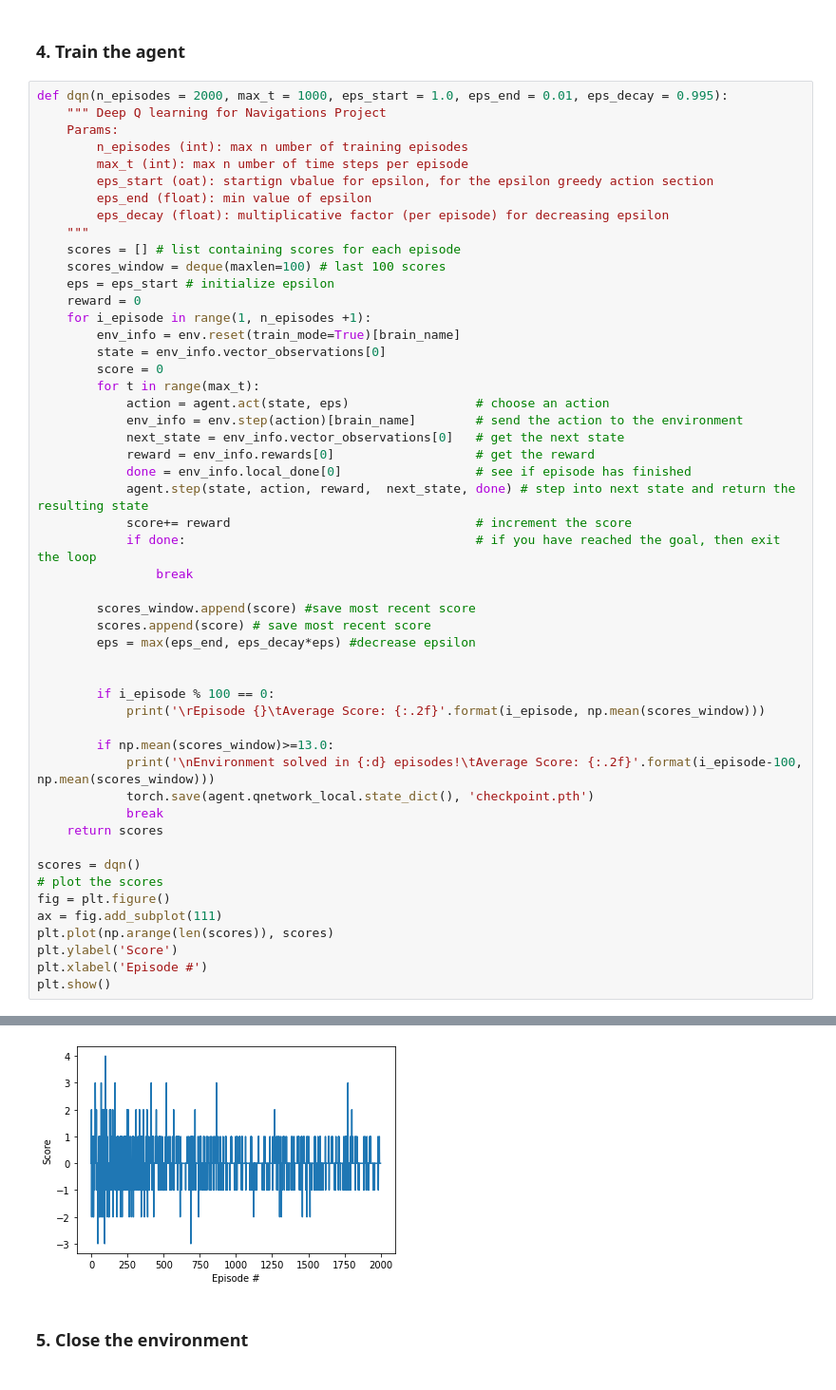
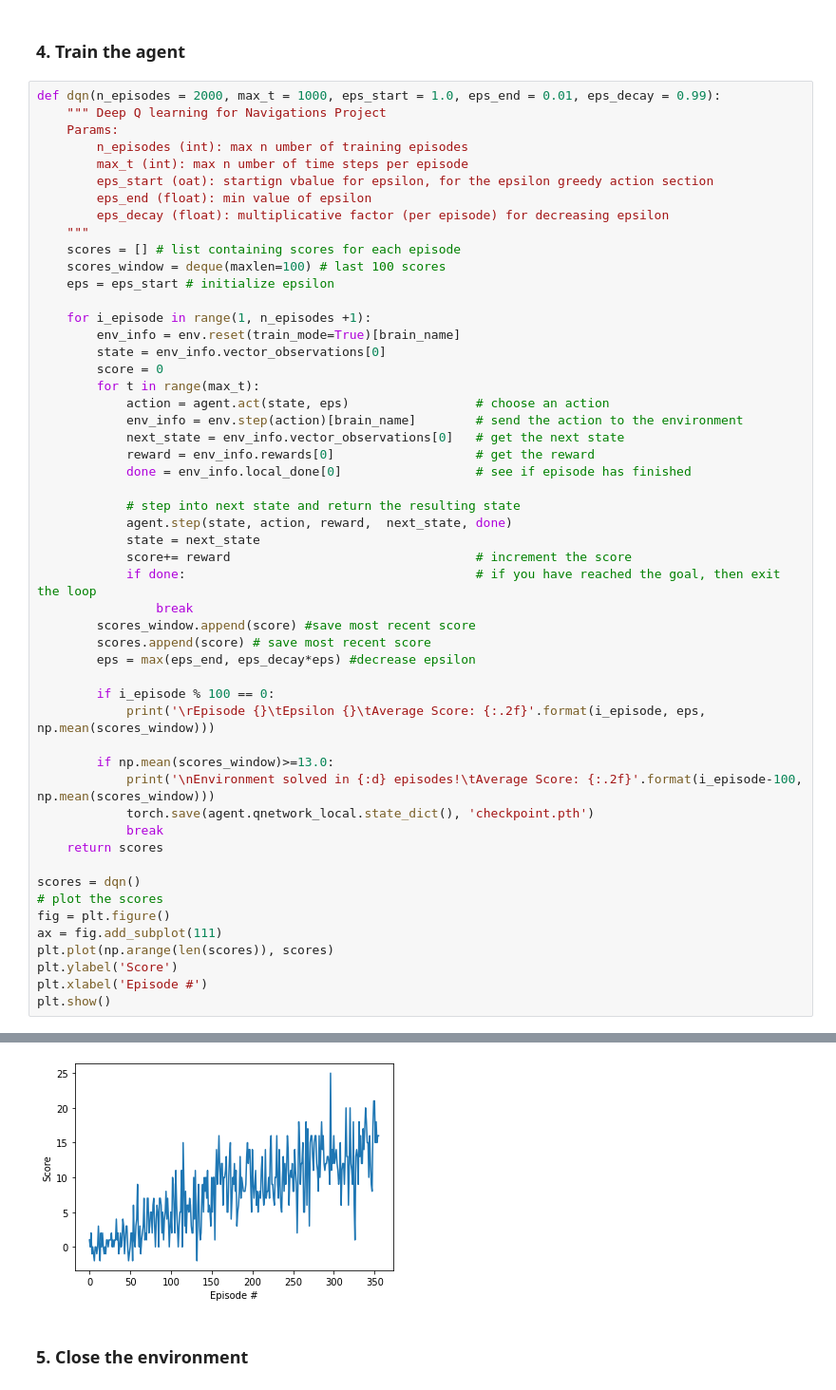
Before and after one commit to t-b-r/Navigation, a Jupyter notebook: Navigation.ipynb, the cells around one changed output, grey strips where cells are left out. Shown at 95% size. Drawn from its saved outputs; the diff is of its cells as text.

Commit message:
fix: reduce eps_decay to .99

```diff
--- a/Navigation.ipynb
+++ b/Navigation.ipynb
@@ -82,7 +98,7 @@ agent = Agent(state_size=37, action_size=4, seed=2)
 # %% [markdown]
 ### 4. Train the agent
 # %%
-def dqn(n_episodes = 2000, max_t = 1000, eps_start = 1.0, eps_end = 0.01, eps_decay = 0.995):
+def dqn(n_episodes = 2000, max_t = 1000, eps_start = 1.0, eps_end = 0.01, eps_decay = 0.99):
     """ Deep Q learning for Navigations Project
     Params:
         n_episodes (int): max n umber of training episodes
@@ -94,7 +110,7 @@ def dqn(n_episodes = 2000, max_t = 1000, eps_start = 1.0, eps_end = 0.01, eps_de
     scores = [] # list containing scores for each episode
     scores_window = deque(maxlen=100) # last 100 scores
     eps = eps_start # initialize epsilon
-    reward = 0
+
     for i_episode in range(1, n_episodes +1):
         env_info = env.reset(train_mode=True)[brain_name]
         state = env_info.vector_observations[0]
@@ -105,18 +121,19 @@ def dqn(n_episodes = 2000, max_t = 1000, eps_start = 1.0, eps_end = 0.01, eps_de
             next_state = env_info.vector_observations[0]   # get the next state
             reward = env_info.rewards[0]                   # get the reward
             done = env_info.local_done[0]                  # see if episode has finished
-            agent.step(state, action, reward,  next_state, done) # step into next state and return the resulting state
+
+            # step into next state and return the resulting state
+            agent.step(state, action, reward,  next_state, done)
+            state = next_state
             score+= reward                                 # increment the score
             if done:                                       # if you have reached the goal, then exit the loop
                 break
-
         scores_window.append(score) #save most recent score
         scores.append(score) # save most recent score
         eps = max(eps_end, eps_decay*eps) #decrease epsilon
 
-
         if i_episode % 100 == 0:
-            print('\rEpisode {}\tAverage Score: {:.2f}'.format(i_episode, np.mean(scores_window)))
+            print('\rEpisode {}\tEpsilon {}\tAverage Score: {:.2f}'.format(i_episode, eps, np.mean(scores_window)))
 
         if np.mean(scores_window)>=13.0:
             print('\nEnvironment solved in {:d} episodes!\tAverage Score: {:.2f}'.format(i_episode-100, np.mean(scores_window)))
@@ -156,4 +158,4 @@ Episode 2000    Average Score: 0.00
-[figure, old version]
+[figure, new version]
 # %% [markdown]
 ### 5. Close the environment
 # %%
```
Also changed, not shown: parts of 2 cells of this notebook.
